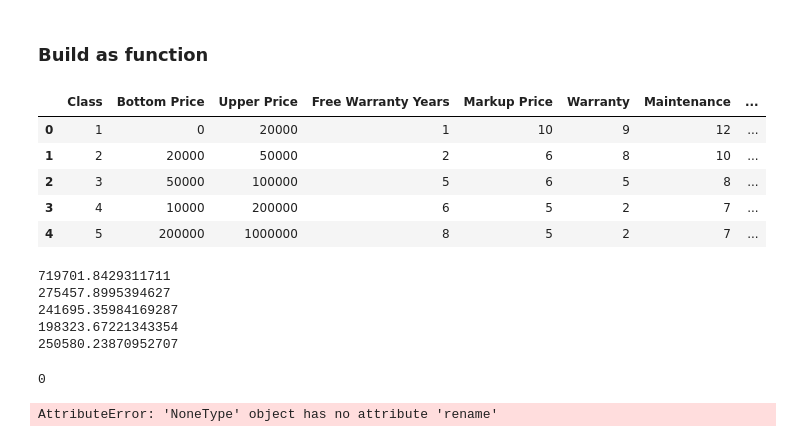
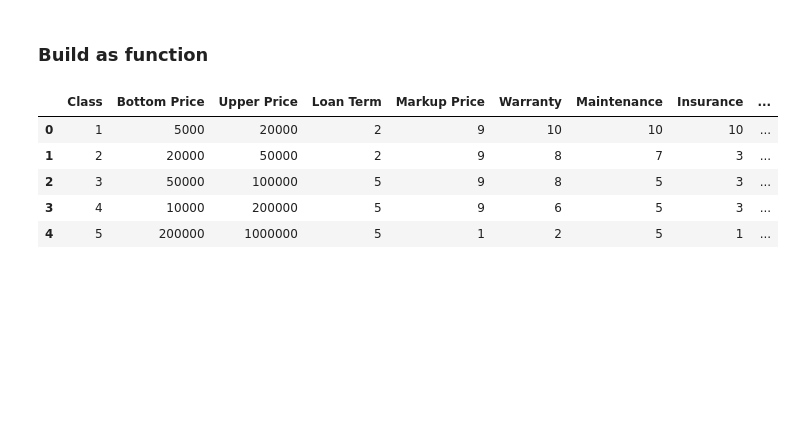
Before and after one commit to Gaia-Dental-Studio/new_pricing_calculator, a Jupyter notebook: param_optimization.ipynb, the cells around one changed output. Cells and saved outputs as stored; diff of their text form; code cells hidden in the pictures; blank space fills up the shorter version.

```diff
--- a/param_optimization.ipynb
+++ b/param_optimization.ipynb
@@ -273,15 +312,15 @@ import pandas as pd
 # Define the data as a dictionary with numerical representations
 data = {
     'Class': [1, 2, 3, 4, 5],
-    'Bottom Price': [0, 20000, 50000, 10000, 200000],
+    'Bottom Price': [5000, 20000, 50000, 10000, 200000],
     'Upper Price': [20000, 50000, 100000, 200000, 1000000],
-    'Free Warranty Years': [3, 5, 7, 10, 10],
+    'Loan Term': [3, 5, 7, 7, 7],
     'Markup Price': [5.0, 4.0, 2.0, 1.0, 1.0],
     'Warranty': [10.0, 5.0, 3.0, 1.0, 1.0],
     'Maintenance': [15.0, 10.0, 8.0, 5.0, 5.0],
     'Insurance': [10.0, 7.0, 5.0, 1.5, 1.5],
     'Business Con': [10.0, 5.0, 3.0, 2.0, 2.0],
-    'Terminal Value': [5.0, 5.0, 3.0, 1.0, 1.0]
+    # 'Terminal Value': [5.0, 5.0, 3.0, 1.0, 1.0]
 }
 
 # Create a DataFrame
@@ -381,12 +439,12 @@ from parameter import *
 data = []
 
 # Set initial value for EquipmentPrice
-a = 5000
+a = 7500
 
 # Loop to generate data for 200 entries
 for i in range(100):
     equipment_price = a
-    loan_term = get_pricing_details_from_df(equipment_price,df_random)['Free Warranty Years']
+    loan_term = get_pricing_details_from_df(equipment_price,df_random)['Loan Term']
     data.append({'EquipmentPrice': equipment_price, 'LoanTerm': loan_term})
     a += 2500
 
@@ -616,21 +490,33 @@ max_values = {
+# %%
+# Define a dictionary with column names as keys and allowed values as lists
+column_ranges = {
+    'Loan Term': [2, 3, 5, 7],
+    'Markup Price': [1, 3, 5, 7, 9],
+    'Warranty': [2, 4, 6, 8, 10],
+    'Maintenance': [5, 7, 10],
+    'Insurance': [1, 2, 3, 5, 7, 10],
+    'Business Con': [1, 3, 5, 7],
+}
 # %%
 def run_random_sim():
 
     # randomize parameter configuration
-    df_random = generate_random_data_custom_rules(df_numeric, max_values=max_values)
+
+
+    df_random = generate_random_data_with_ranges(df_numeric, column_ranges)
 
     # Initialize an empty list to store the data
     data = []
     params = []
 
     # Set initial value for EquipmentPrice
-    a = 5000
+    a = 7500
 
     # Loop to generate data for 200 entries
     for i in range(120):
         equipment_price = a
         response = get_pricing_details_from_df(equipment_price,df_random)
-        loan_term = response['Free Warranty Years']
+        loan_term = response['Loan Term']
         data.append({'EquipmentPrice': equipment_price, 'LoanTerm': loan_term})
 
         params.append({
@@ -639,7 +525,7 @@ def run_random_sim():
             'Maintenance': response['Maintenance'],
             'Insurance': response['Insurance'],
             'Business Con': response['Business Con'],
-            'Terminal Value': response['Terminal Value']
+            # 'Terminal Value': response['Terminal Value']
 
         })
 
@@ -662,7 +548,7 @@ def run_random_sim():
         clinic.insurance_rate = params[i]['Insurance'] / 100
         clinic.business_con_rate = params[i]['Business Con'] / 100
         warranty = df['LoanTerm'][i] - 2 if df['LoanTerm'][i] - 2 > 0 else 1
-        terminal_rate = params[i]['Terminal Value'] / 100
+        terminal_rate = 0.1
 
 
         results = clinic.getMonthlyPayment(df['EquipmentPrice'][i], df['LoanTerm'][i],warranty,terminal_rate)
@@ -674,7 +560,7 @@ def run_random_sim():
 
 
 
-        finance_product_profit = results['maintenance_fee'] + results['warranty_fee'] + results['insurance_fee'] + results['business_con_fee'] + results['terminal_value_fee'] + results['travel_labor_cost']
+        finance_product_profit = results['maintenance_fee'] + results['warranty_fee'] + results['insurance_fee'] + results['business_con_fee'] +  results['travel_labor_cost']
         finance_product.append(finance_product_profit)
 
 
@@ -699,44 +585,14 @@ def run_random_sim():
     # plt.show()
     # plt.savefig('test.png')
 
-    return df_random, df['total_gain'].mean(), df['payment'].max()
+    return df_random, df['total_gain'].mean(), df
 # %%
-df, avg_gain, max_payment = run_random_sim()
+df, avg_gain, output_df = run_random_sim()
 df
 # %% [output]
-|  | Class | Bottom Price | Upper Price | Free Warranty Years | Markup Price | Warranty | Maintenance | ... |
-| 0 | 1 | 0 | 20000 | 1 | 10 | 9 | 12 | ... |
-| 1 | 2 | 20000 | 50000 | 2 | 6 | 8 | 10 | ... |
-| 2 | 3 | 50000 | 100000 | 5 | 6 | 5 | 8 | ... |
-| 3 | 4 | 10000 | 200000 | 6 | 5 | 2 | 7 | ... |
-| 4 | 5 | 200000 | 1000000 | 8 | 5 | 2 | 7 | ... |
+|  | Class | Bottom Price | Upper Price | Loan Term | Markup Price | Warranty | Maintenance | Insurance | ... |
+| 0 | 1 | 5000 | 20000 | 2 | 9 | 10 | 10 | 10 | ... |
+| 1 | 2 | 20000 | 50000 | 2 | 9 | 8 | 7 | 3 | ... |
+| 2 | 3 | 50000 | 100000 | 5 | 9 | 8 | 5 | 3 | ... |
+| 3 | 4 | 10000 | 200000 | 5 | 9 | 6 | 5 | 3 | ... |
+| 4 | 5 | 200000 | 1000000 | 5 | 1 | 2 | 5 | 1 | ... |
-# %%
-best_avg_gain = 0
-best_df = None
-
-upper_bound = 2000
-
-for i in range(5):
-    df, avg_gain, max_payment = run_random_sim()
-    print(max_payment)
-
-    if avg_gain > best_avg_gain :
-        if max_payment <= upper_bound:
-            best_avg_gain = avg_gain
-            best_df = df
-# %% [output]
-719701.8429311711
-275457.8995394627
-241695.35984169287
-198323.67221343354
-250580.23870952707
-# %%
-best_avg_gain
-# %% [output]
-0
-# %%
-# rename column 'Free Warranty Years' to 'Loan Term'
-best_df.rename(columns={'Free Warranty Years': 'Loan Term'}, inplace=True)
-best_df
-# %% [output]
-AttributeError: 'NoneType' object has no attribute 'rename'
```
Also changed, not shown: parts of 24 cells of this notebook, 18 other files.
